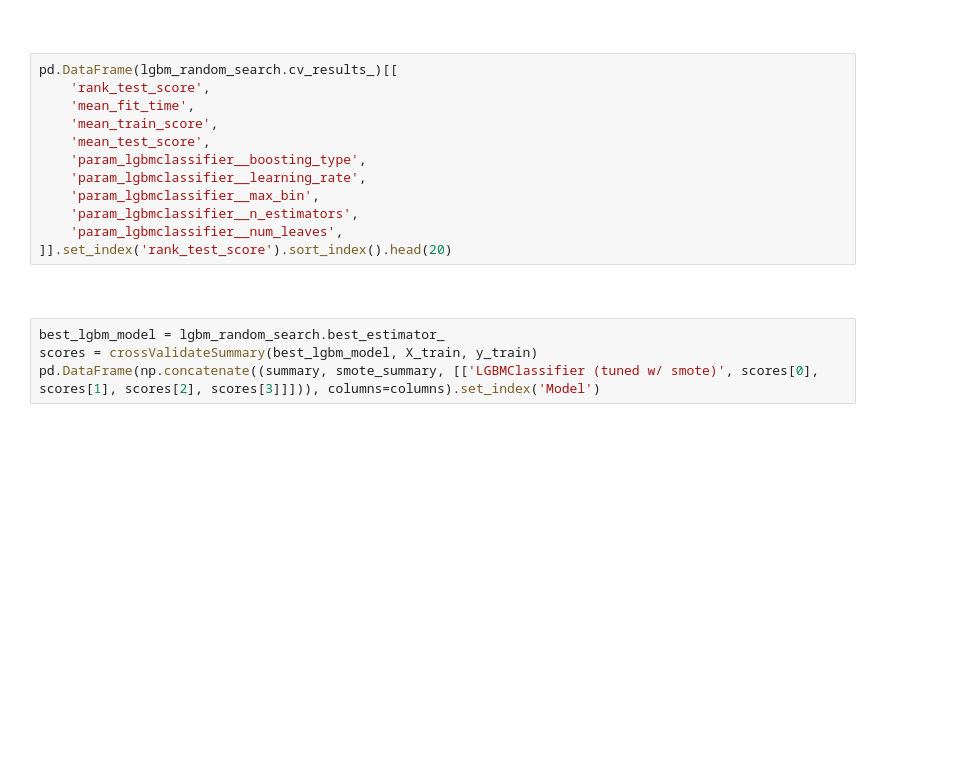
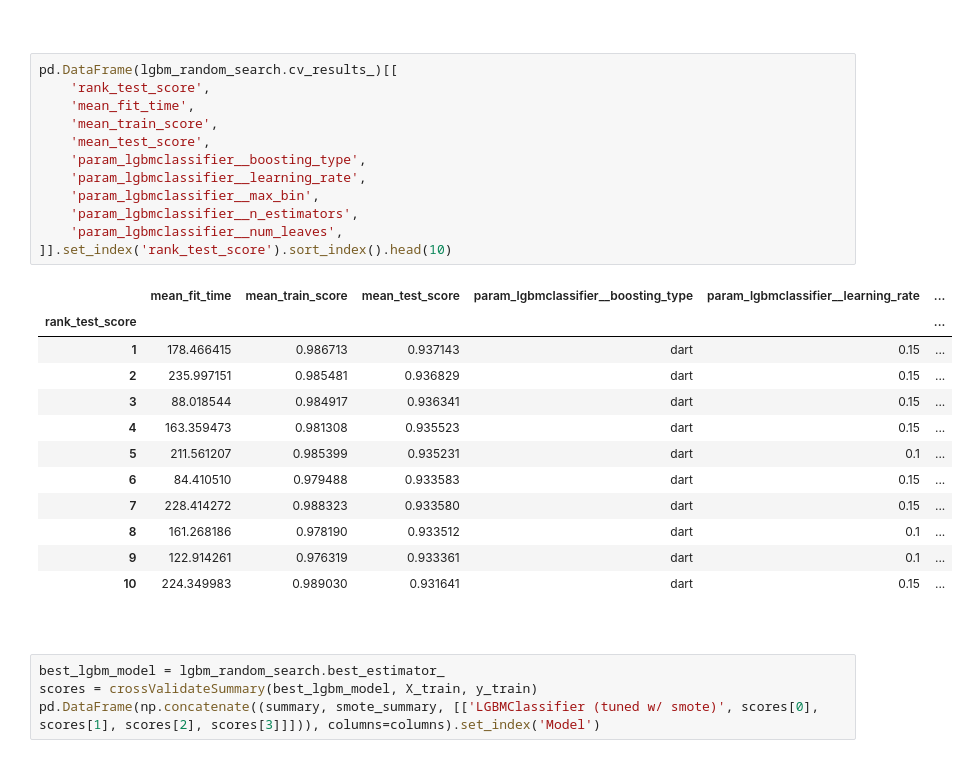
Before and after one commit to lukebass/wews, a Jupyter notebook: report/project.ipynb, the cells around one changed output. Saved outputs shown, nothing was run; the diff lists cells and outputs as text; blank space fills up the shorter version.

```diff
--- a/report/project.ipynb
+++ b/report/project.ipynb
@@ -723,15 +730,28 @@ A worker stopped while some jobs were given to the executor. This can be caused
 # %%
 pd.DataFrame(lgbm_random_search.cv_results_)[[
     'rank_test_score',
     'mean_fit_time',
     'mean_train_score',
     'mean_test_score',
     'param_lgbmclassifier__boosting_type',
     'param_lgbmclassifier__learning_rate',
     'param_lgbmclassifier__max_bin',
     'param_lgbmclassifier__n_estimators',
     'param_lgbmclassifier__num_leaves',
-]].set_index('rank_test_score').sort_index().head(20)
+]].set_index('rank_test_score').sort_index().head(10)
+# %% [output]
+|  | mean_fit_time | mean_train_score | mean_test_score | param_lgbmclassifier__boosting_type | param_lgbmclassifier__learning_rate | ... |
+| rank_test_score |  |  |  |  |  | ... |
+| 1 | 178.466415 | 0.986713 | 0.937143 | dart | 0.15 | ... |
+| 2 | 235.997151 | 0.985481 | 0.936829 | dart | 0.15 | ... |
+| 3 | 88.018544 | 0.984917 | 0.936341 | dart | 0.15 | ... |
+| 4 | 163.359473 | 0.981308 | 0.935523 | dart | 0.15 | ... |
+| 5 | 211.561207 | 0.985399 | 0.935231 | dart | 0.1 | ... |
+| 6 | 84.410510 | 0.979488 | 0.933583 | dart | 0.15 | ... |
+| 7 | 228.414272 | 0.988323 | 0.933580 | dart | 0.15 | ... |
+| 8 | 161.268186 | 0.978190 | 0.933512 | dart | 0.1 | ... |
+| 9 | 122.914261 | 0.976319 | 0.933361 | dart | 0.1 | ... |
+| 10 | 224.349983 | 0.989030 | 0.931641 | dart | 0.15 | ... |
 # %% [markdown]
 <br>
 # %%
```
Also changed, not shown: parts of 15 cells of this notebook.
